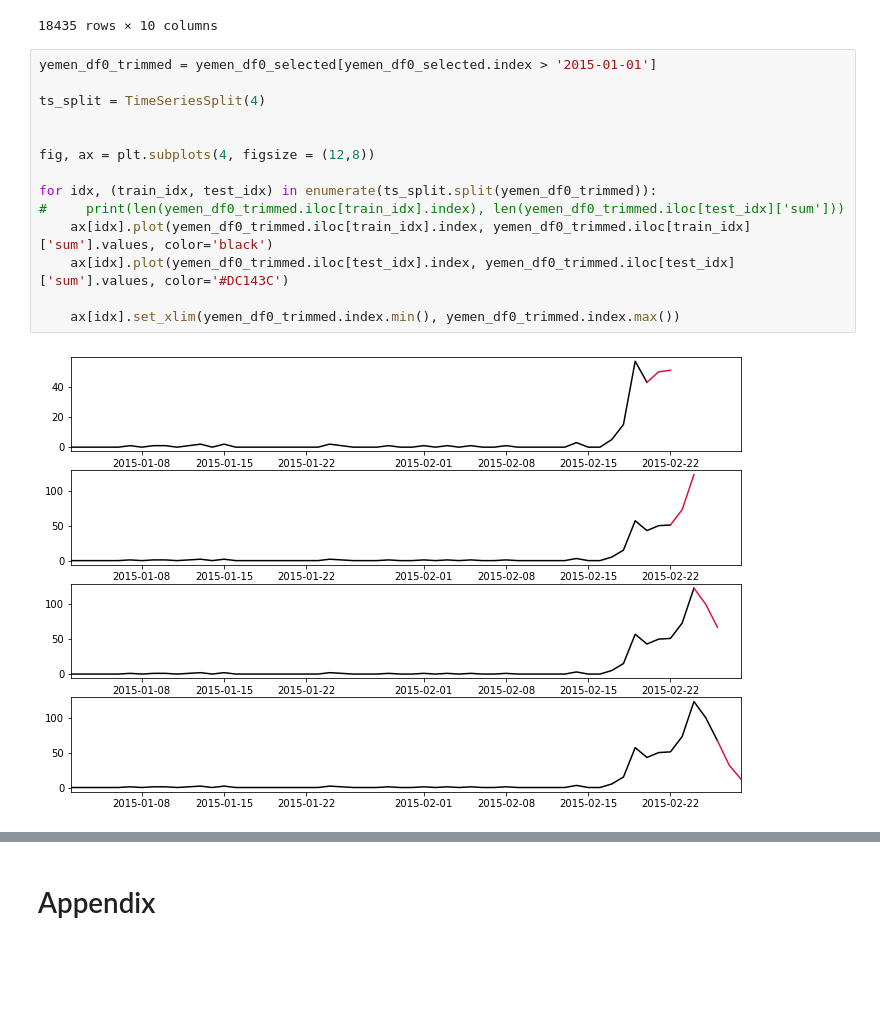
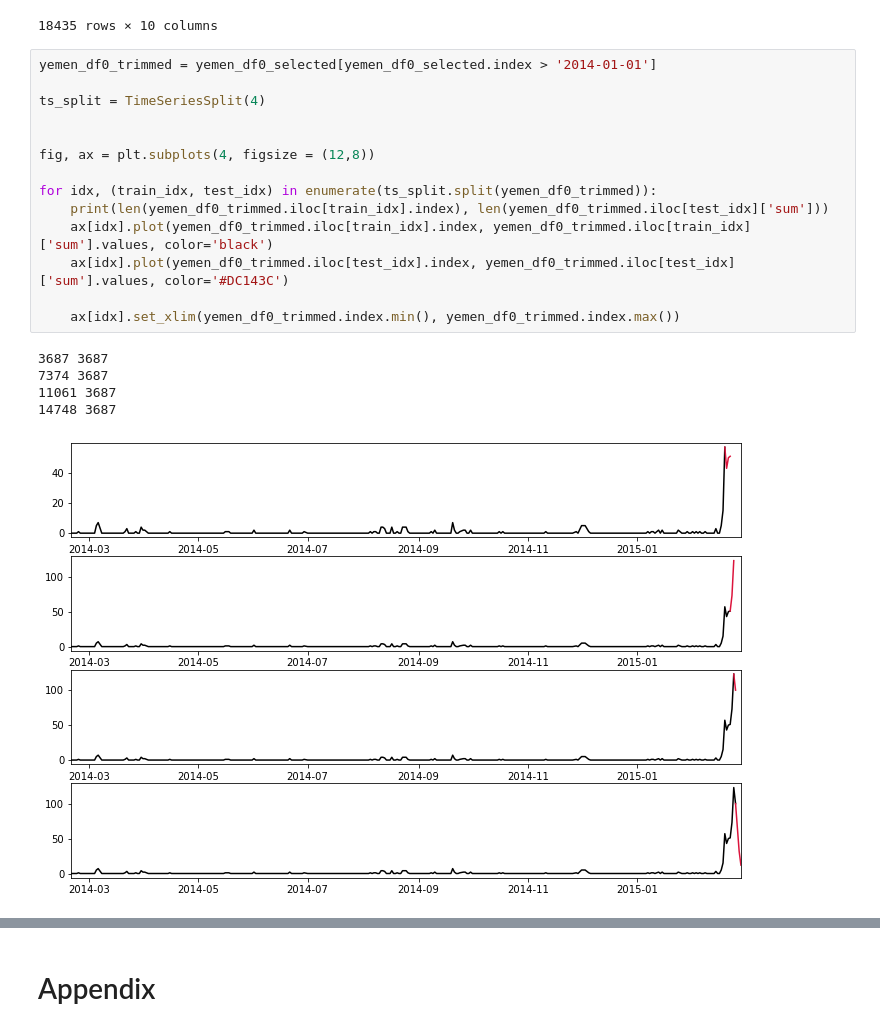
Before and after one commit to MekdiYilma/HumanitarianCrisisPrediction, a Jupyter notebook: notebooks/EDA_crisis_prediction.ipynb, the cells around one changed output, grey strips where cells are left out. Cells and saved outputs as stored; diff of their text form; blank space fills up the shorter version.

```diff
--- a/notebooks/EDA_crisis_prediction.ipynb
+++ b/notebooks/EDA_crisis_prediction.ipynb
@@ -420,21 +420,25 @@ yemen_df0_trimmed
 | 2015-02-28 | SECRETARIAT | None | 1 | 7.0 | 2 | 0.826446 | False | ... |
 18435 rows × 10 columns
 # %%
-yemen_df0_trimmed = yemen_df0_selected[yemen_df0_selected.index > '2015-01-01']
+yemen_df0_trimmed = yemen_df0_selected[yemen_df0_selected.index > '2014-01-01']
 
 ts_split = TimeSeriesSplit(4)
 
 
 fig, ax = plt.subplots(4, figsize = (12,8))
 
 for idx, (train_idx, test_idx) in enumerate(ts_split.split(yemen_df0_trimmed)):
-#     print(len(yemen_df0_trimmed.iloc[train_idx].index), len(yemen_df0_trimmed.iloc[test_idx]['sum']))
+    print(len(yemen_df0_trimmed.iloc[train_idx].index), len(yemen_df0_trimmed.iloc[test_idx]['sum']))
     ax[idx].plot(yemen_df0_trimmed.iloc[train_idx].index, yemen_df0_trimmed.iloc[train_idx]['sum'].values, color='black')
     ax[idx].plot(yemen_df0_trimmed.iloc[test_idx].index, yemen_df0_trimmed.iloc[test_idx]['sum'].values, color='#DC143C')
 
     ax[idx].set_xlim(yemen_df0_trimmed.index.min(), yemen_df0_trimmed.index.max())
 # %% [output]
+3687 3687
+7374 3687
+11061 3687
+14748 3687
-[figure, old version]
+[figure, new version]
 # %%
 yemen_df0_trimmed = yemen_df0_selected[yemen_df0_selected.index > '2014-01-01']
 
```
Also changed, not shown: parts of 3 cells of this notebook, 5 other files.
